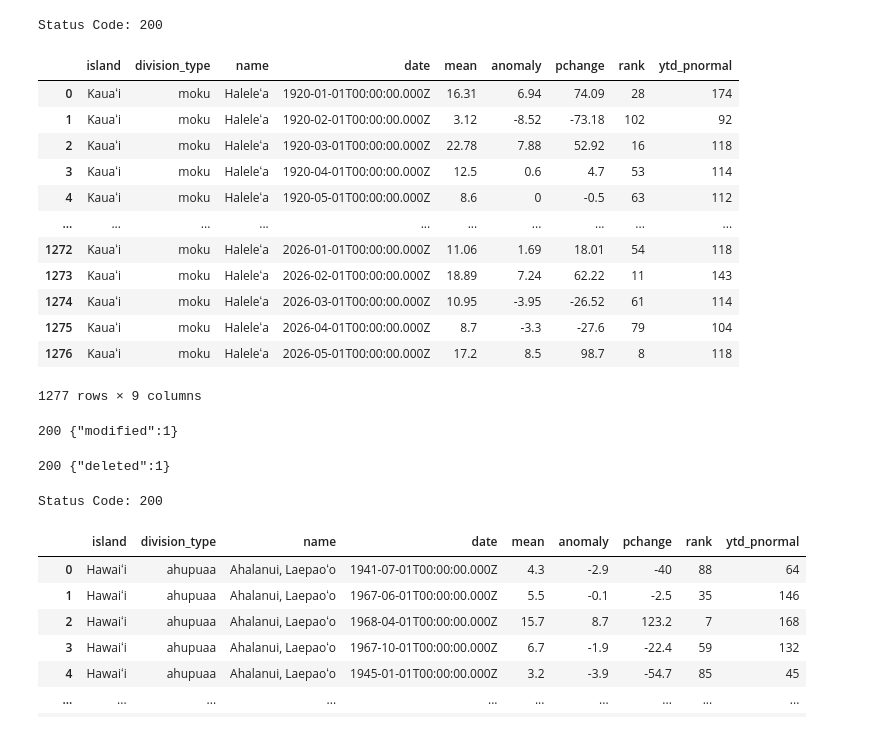
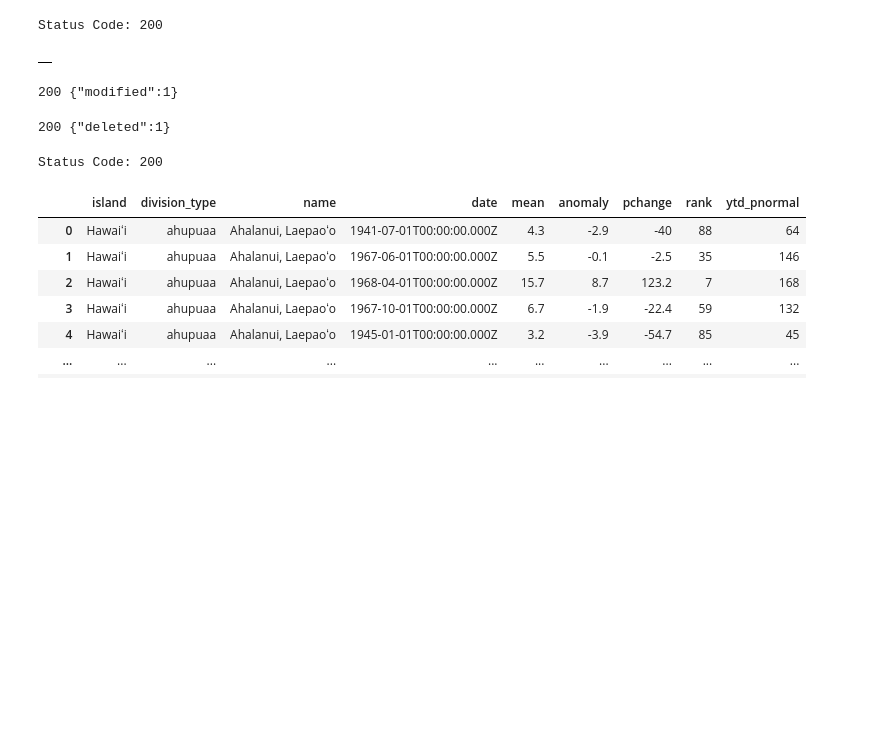
Before and after one commit to cherryleh/climate-summary, a Jupyter notebook: dews-hawaii-app/scripts/database_backfilling copy.ipynb, the cells around one changed output. Cells and saved outputs as stored; diff of their text form; code cells hidden in the pictures; blank space fills up the shorter version.

```diff
--- a/dews-hawaii-app/scripts/database_backfilling copy.ipynb
+++ b/dews-hawaii-app/scripts/database_backfilling copy.ipynb
@@ -20,38 +20,26 @@ headers = {
 # %%
 # date, startDate, endDate, island, division_type, and name. For  island, division_type, and name you can provide multiple instances of each or a comma separated list to filter by more than one (e.g. ?division_type=moku&division_type=island or  ?division_type=moku,island)
 #Viewing data
 
 url = "https://api.hcdp.ikewai.org/mesonet/climate_report/rainfall_stats"
 query_params = {
     "division_type": "moku",
-    "island": "Kauaʻi",
-    "name":"Haleleʻa",
+    "island": "Maui",
+    "name":"Honuaʻula",
       "endDate": "2026-05-01"
 }
 
 response = requests.get(url, params=query_params, headers=headers)
 
 print(f"Status Code: {response.status_code}")
 if response.status_code == 200:
     df_filtered = pd.DataFrame(response.json())
     display(df_filtered)
 else:
     print(f"Response Text: {response.text}")
 # %% [output]
 Status Code: 200
-|  | island | division_type | name | date | mean | anomaly | pchange | rank | ytd_pnormal |
-| 0 | Kauaʻi | moku | Haleleʻa | 1920-01-01T00:00:00.000Z | 16.31 | 6.94 | 74.09 | 28 | 174 |
-| 1 | Kauaʻi | moku | Haleleʻa | 1920-02-01T00:00:00.000Z | 3.12 | -8.52 | -73.18 | 102 | 92 |
-| 2 | Kauaʻi | moku | Haleleʻa | 1920-03-01T00:00:00.000Z | 22.78 | 7.88 | 52.92 | 16 | 118 |
-| 3 | Kauaʻi | moku | Haleleʻa | 1920-04-01T00:00:00.000Z | 12.5 | 0.6 | 4.7 | 53 | 114 |
-| 4 | Kauaʻi | moku | Haleleʻa | 1920-05-01T00:00:00.000Z | 8.6 | 0 | -0.5 | 63 | 112 |
-| ... | ... | ... | ... | ... | ... | ... | ... | ... | ... |
-| 1272 | Kauaʻi | moku | Haleleʻa | 2026-01-01T00:00:00.000Z | 11.06 | 1.69 | 18.01 | 54 | 118 |
-| 1273 | Kauaʻi | moku | Haleleʻa | 2026-02-01T00:00:00.000Z | 18.89 | 7.24 | 62.22 | 11 | 143 |
-| 1274 | Kauaʻi | moku | Haleleʻa | 2026-03-01T00:00:00.000Z | 10.95 | -3.95 | -26.52 | 61 | 114 |
-| 1275 | Kauaʻi | moku | Haleleʻa | 2026-04-01T00:00:00.000Z | 8.7 | -3.3 | -27.6 | 79 | 104 |
-| 1276 | Kauaʻi | moku | Haleleʻa | 2026-05-01T00:00:00.000Z | 17.2 | 8.5 | 98.7 | 8 | 118 |
+|  |
-1277 rows × 9 columns
 # %%
 import requests, os
 
```
Also changed, not shown: parts of 1 cell of this notebook, 4 other files.
